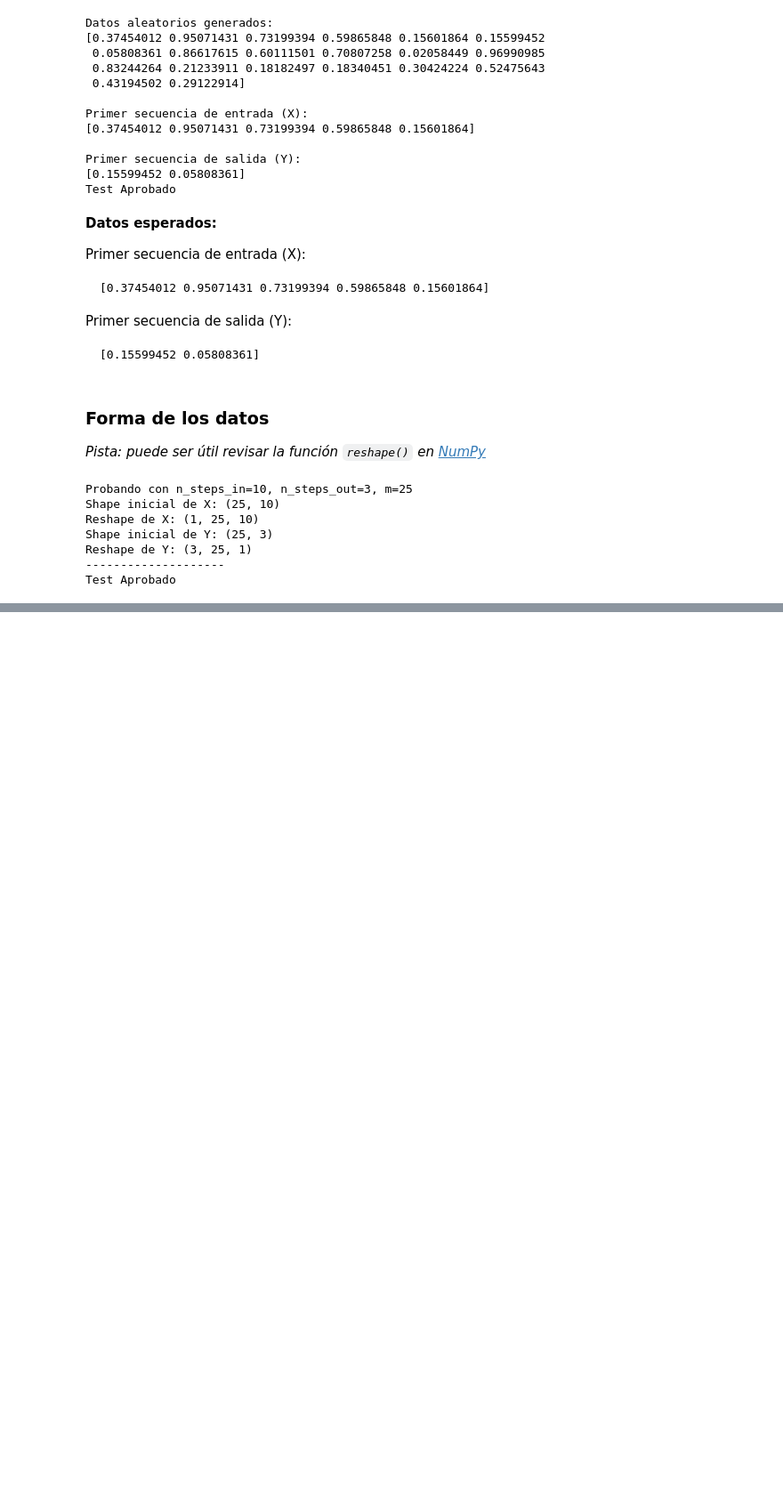
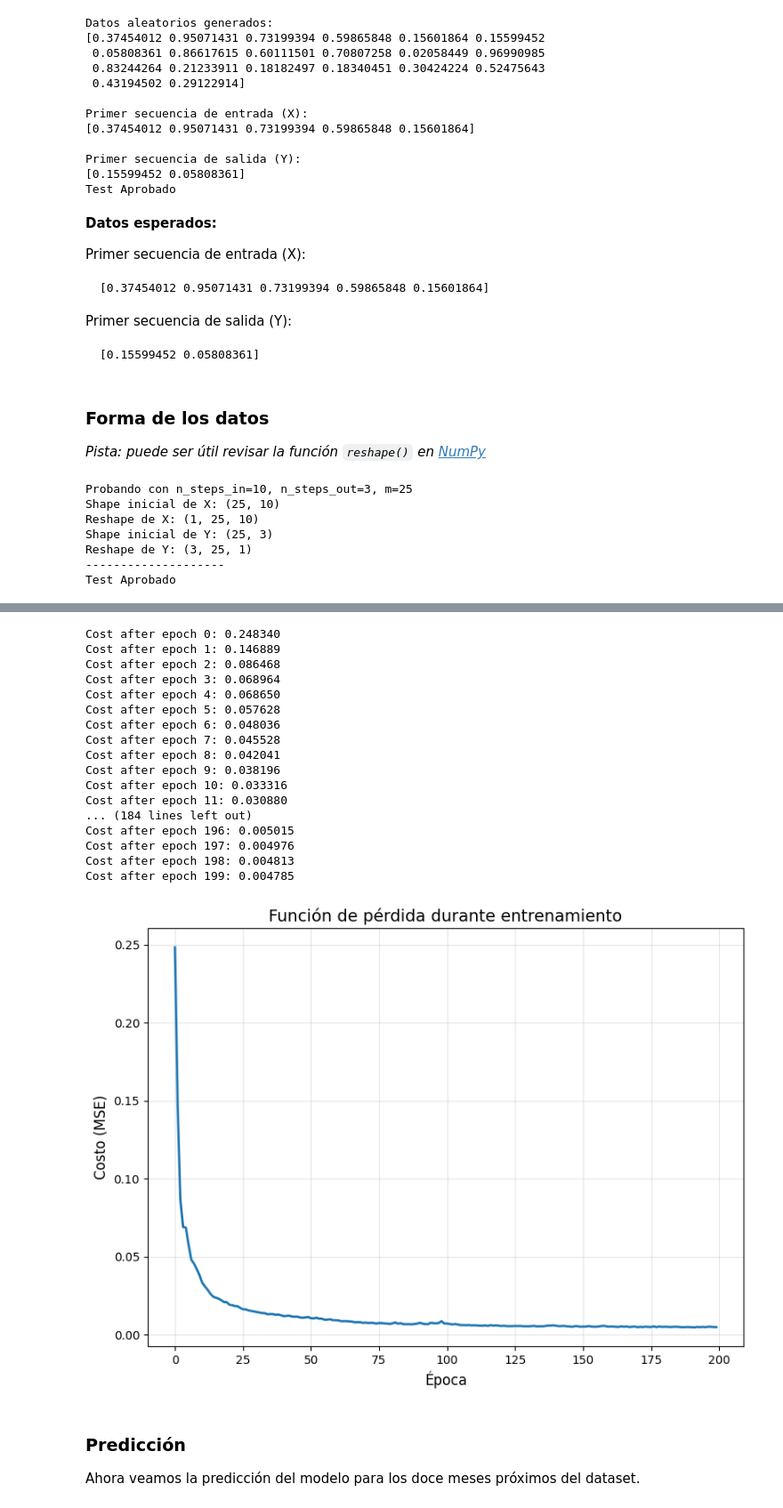
Before and after one commit to MateoOrtiz001/Laboratory-LSTM-GRU-Inflation, a Jupyter notebook: Laboratorio_LSTM_GRU_Inflacion.ipynb, the cells around one changed output, grey strips where cells are left out. Shown at 89% size. Saved outputs shown, nothing was run; the diff lists cells and outputs as text; code cells hidden in the pictures; blank space fills up the shorter version.

```diff
--- a/Laboratorio_LSTM_GRU_Inflacion.ipynb
+++ b/Laboratorio_LSTM_GRU_Inflacion.ipynb
@@ -250,0 +589,35 @@ Test Aprobado
+# %%
+def initialize_LSTM_parameters(n_h, n_x, n_y):
+    """
+    Inicializa los parámetros de la LSTM con Xavier initialization,
+    utilizando la fórmula (1)
+
+    Arguments:
+    n_a -- número de unidades en el hidden state
+    n_x -- número de features de entrada
+    n_y -- número de features de salida
+
+    Returns:
+    parameters -- diccionario con los parámetros inicializados
+    """
+    np.random.seed(1)
+
+    parameters = {}
+    ### START CODE HERE ###
+    parameters['Wf'] = np.random.randn(n_h, n_h + n_x) * np.sqrt(2.0 / (n_h + n_x))
+    parameters['bf'] = np.zeros((n_h, 1))
+
+    parameters['Wu'] = np.random.randn(n_h, n_h + n_x) * np.sqrt(2.0 / (n_h + n_x))
+    parameters['bu'] = np.zeros((n_h, 1))
+
+    parameters['Wc'] = np.random.randn(n_h, n_h + n_x) * np.sqrt(2.0 / (n_h + n_x))
+    parameters['bc'] = np.zeros((n_h, 1))
+
+    parameters['Wo'] = np.random.randn(n_h, n_h + n_x) * np.sqrt(2.0 / (n_h + n_x))
+    parameters['bo'] = np.zeros((n_h, 1))
+
+    parameters['Wy'] = np.random.randn(n_y, n_h) * np.sqrt(2.0 / n_h)
+    parameters['by'] = np.zeros((n_y, 1))
+
+    ### END CODE HERE ###
+    return parameters
@@ -250,0 +724,29 @@ Test Aprobado
+# %%
+modeloLSTM = model_lstm_adam(
+    X_train,
+    y_train,
+    n_h= 78,                # número de unidades del estado oculto
+    learning_rate=0.001,  # tasa de aprendizaje
+    mini_batch_size=64,   # tamaño del minibatch (puedes ajustar)
+    num_epochs=200,        # número de épocas
+    print_cost=True       # mostrar el costo
+)
+# %% [output]
+Cost after epoch 0: 0.248340
+Cost after epoch 1: 0.146889
+Cost after epoch 2: 0.086468
+Cost after epoch 3: 0.068964
+Cost after epoch 4: 0.068650
+Cost after epoch 5: 0.057628
+Cost after epoch 6: 0.048036
+Cost after epoch 7: 0.045528
+Cost after epoch 8: 0.042041
+Cost after epoch 9: 0.038196
+Cost after epoch 10: 0.033316
+Cost after epoch 11: 0.030880
+... (184 lines left out)
+Cost after epoch 196: 0.005015
+Cost after epoch 197: 0.004976
+Cost after epoch 198: 0.004813
+Cost after epoch 199: 0.004785
+[figure, added]
@@ -250,0 +779,3 @@ Test Aprobado
+# %% [markdown]
+### Predicción
+Ahora veamos la predicción del modelo para los doce meses próximos del dataset.
```
Also changed, not shown: parts of 87 cells of this notebook.
